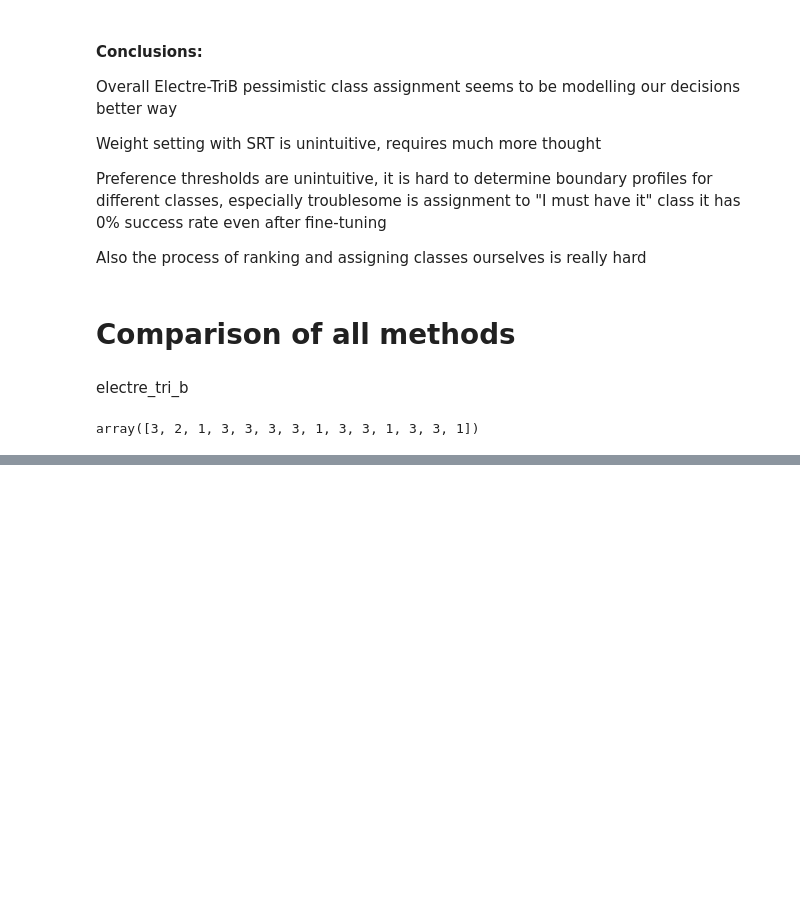
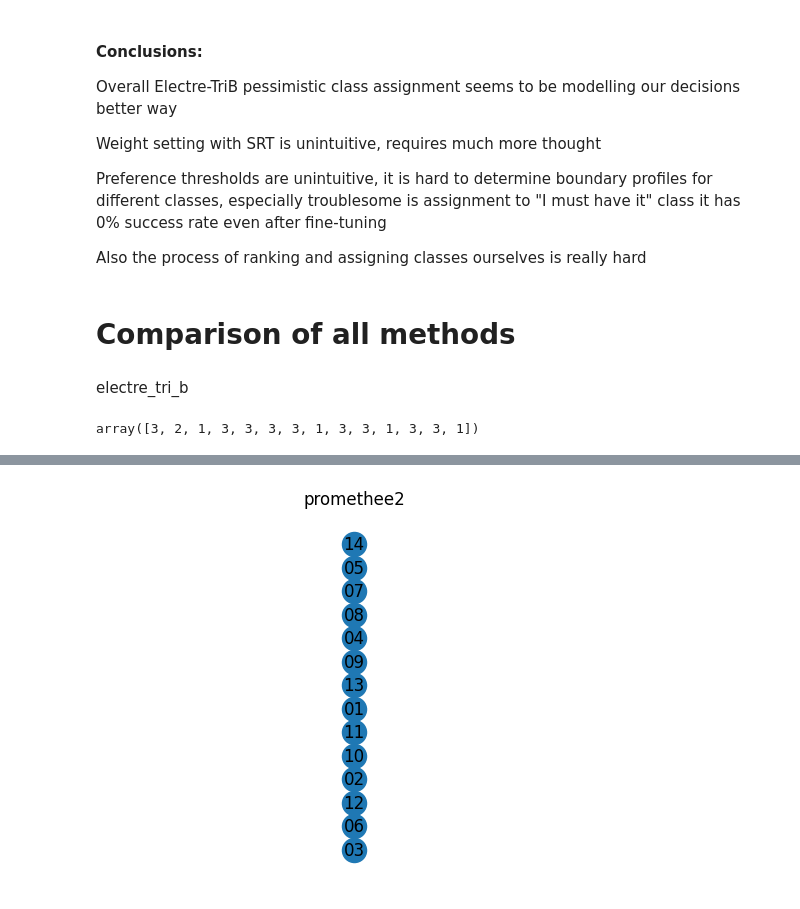
Before and after one commit to krystianMoras/decision_analysis_projects, a Jupyter notebook: notebook.ipynb, the cells around one changed output, grey strips where cells are left out. Cells and saved outputs as stored; diff of their text form; code cells hidden in the pictures; blank space fills up the shorter version.

```diff
--- a/notebook.ipynb
+++ b/notebook.ipynb
@@ -1138,0 +1157,9 @@ plt.savefig('electre_tri_b.png')
+# %%
+
+INDIFFERENCE_THRESHOLDS = [200, 5, 1, 5, 3]
+PREFERENCE_THRESHOLDS = [400, 10, 3, 10, 5]
+criteria = [-1, 1, 1, 1, 1]
+weights = [0.36, 0.28, 0.23, 0.08, 0.05]
+
+results = promethee2(alternatives, criteria, weights)
+results
@@ -1138,0 +1181,19 @@ plt.savefig('electre_tri_b.png')
+# %%
+G = nx.DiGraph()
+
+G.add_nodes_from(list(results.keys()))
+
+# add edges according to results
+tuple_list_results = sorted(results.items(), key=lambda x: x[1], reverse=True)
+for i in range(len(tuple_list_results)-1):
+    G.add_edge(tuple_list_results[i][0],tuple_list_results[i+1][0])
+
+# visualize graph
+
+write_dot(G,'test.dot')
+plt.title('promethee2')
+pos =graphviz_layout(G, prog='dot')
+nx.draw(G, pos, with_labels=True, arrows=True)
+plt.savefig('promethee2.png')
+# %% [output]
+[figure, added]
```
Also changed, not shown: parts of 12 cells of this notebook, 3 other files.
